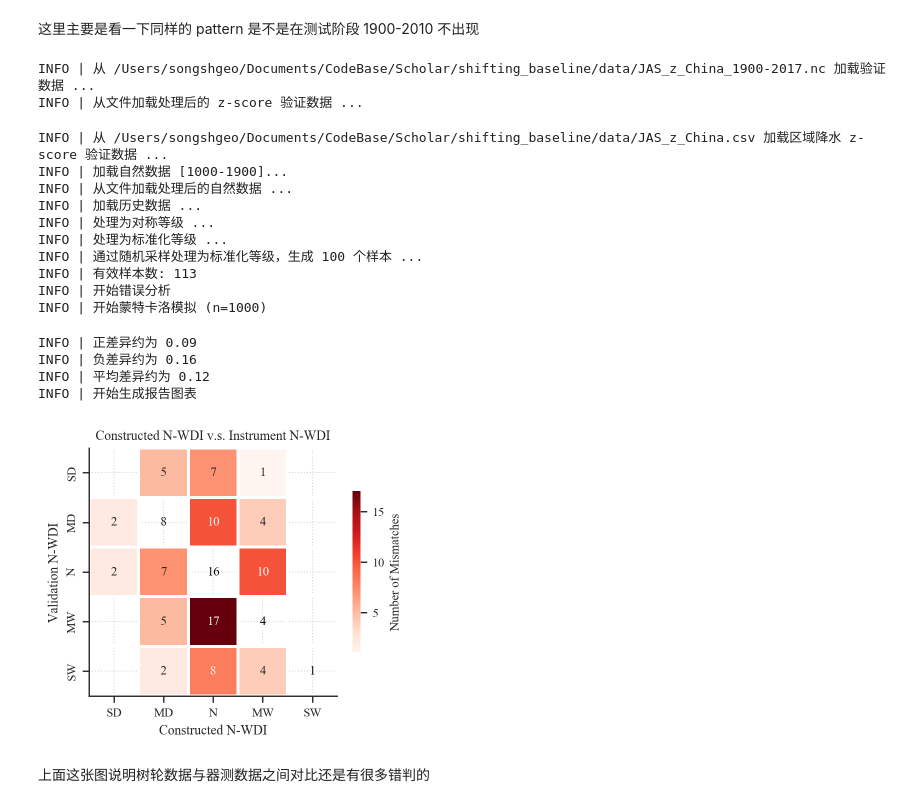
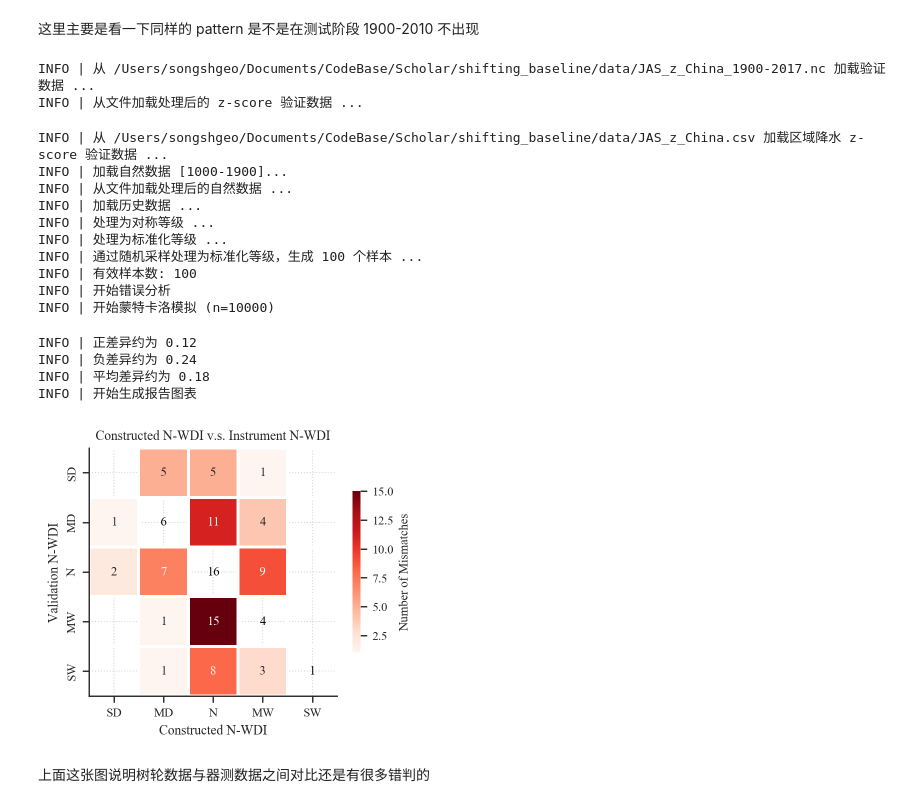
Before and after one commit to SongshGeo/shifting_baseline, a Jupyter notebook: reports/mismatch.ipynb, the cells around one changed output. Saved outputs shown, nothing was run; the diff lists cells and outputs as text; code cells hidden in the pictures.

```diff
--- a/reports/mismatch.ipynb
+++ b/reports/mismatch.ipynb
@@ -33,7 +33,8 @@ adjust_log_level(console_level="INFO", file_level="DEBUG")
 # %%
 from shifting_baseline.filters import classify
 from shifting_baseline.calibration import MismatchReport
-from shifting_baseline.data import load_validation_data, load_data
+from shifting_baseline.data import load_validation_data, load_data, to_validation_period
+from shifting_baseline.constants import VALIDATION_PERIOD
 from matplotlib import pyplot as plt
 
 # 加载校验数据
@@ -48,43 +49,46 @@ _, validation_data = load_validation_data(
 # 数轮数据
 combined, uncertainties, history = load_data(cfg)
 tree_ring = combined["mean"]
 
 # 树轮数据 v.s 校验数据，生成错配报告
+# 限定在验证期（1901–2000 CE），仪器 z-score 在期内重新标准化，与 results.compute_results2 一致
 validation_mismatch_report = MismatchReport(
-    pred=classify(validation_data),
-    true=classify(tree_ring),
-    value_series=tree_ring,
+    pred=classify(to_validation_period(validation_data)),
+    true=classify(tree_ring.loc[VALIDATION_PERIOD]),
+    value_series=tree_ring.loc[VALIDATION_PERIOD],
 )
 
 log.info("开始错误分析")
-validation_mismatch_report.analyze_error_patterns()
+validation_mismatch_report.analyze_error_patterns(
+    mc_runs=cfg.mc_runs, random_seed=cfg.random_seed
+)
 log.info(f"正差异约为 {validation_mismatch_report.get_mean_diff('positive'):.2f}")
 log.info(f"负差异约为 {validation_mismatch_report.get_mean_diff('negative'):.2f}")
 log.info(f"平均差异约为 {validation_mismatch_report.get_mean_diff():.2f}")
 log.info("开始生成报告图表")
 ax = validation_mismatch_report.plot_confusion_matrix()
 ax.set_title("Constructed N-WDI v.s. Instrument N-WDI")
 ax.set_ylabel("Validation N-WDI")
 ax.set_xlabel("Constructed N-WDI")
 plt.show();
 # %% [output]
 INFO | 从 /Users/songshgeo/Documents/CodeBase/Scholar/shifting_baseline/data/JAS_z_China_1900-2017.nc 加载验证数据 ...
 INFO | 从文件加载处理后的 z-score 验证数据 ...
 INFO | 从 /Users/songshgeo/Documents/CodeBase/Scholar/shifting_baseline/data/JAS_z_China.csv 加载区域降水 z-score 验证数据 ...
 INFO | 加载自然数据 [1000-1900]...
 INFO | 从文件加载处理后的自然数据 ...
 INFO | 加载历史数据 ...
 INFO | 处理为对称等级 ...
 INFO | 处理为标准化等级 ...
 INFO | 通过随机采样处理为标准化等级，生成 100 个样本 ...
-INFO | 有效样本数: 113
+INFO | 有效样本数: 100
 INFO | 开始错误分析
-INFO | 开始蒙特卡洛模拟 (n=1000)
+INFO | 开始蒙特卡洛模拟 (n=10000)
-INFO | 正差异约为 0.09
-INFO | 负差异约为 0.16
-INFO | 平均差异约为 0.12
+INFO | 正差异约为 0.12
+INFO | 负差异约为 0.24
+INFO | 平均差异约为 0.18
 INFO | 开始生成报告图表
-[figure, old version]
+[figure, new version]
 # %% [markdown]
 上面这张图说明树轮数据与器测数据之间对比还是有很多错判的
 # %% [markdown]
```
Also changed, not shown: parts of 4 cells of this notebook, 7 other files.
